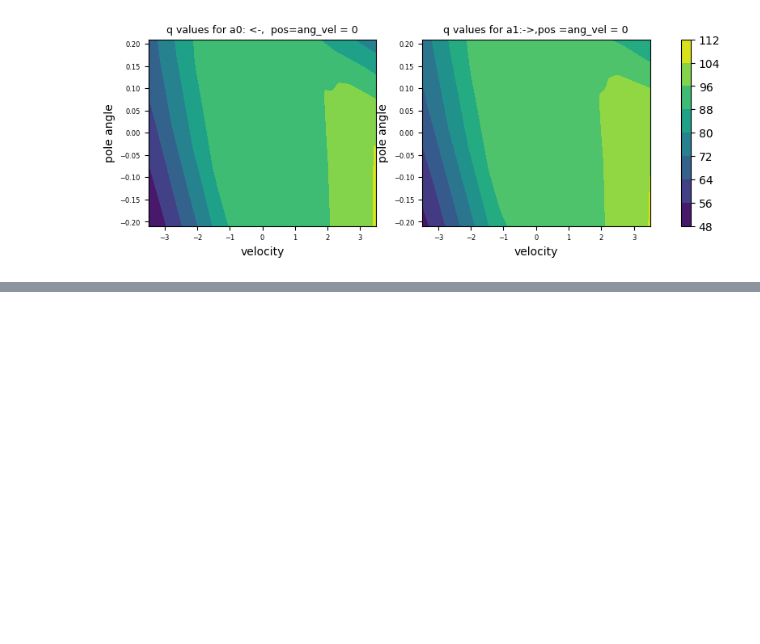
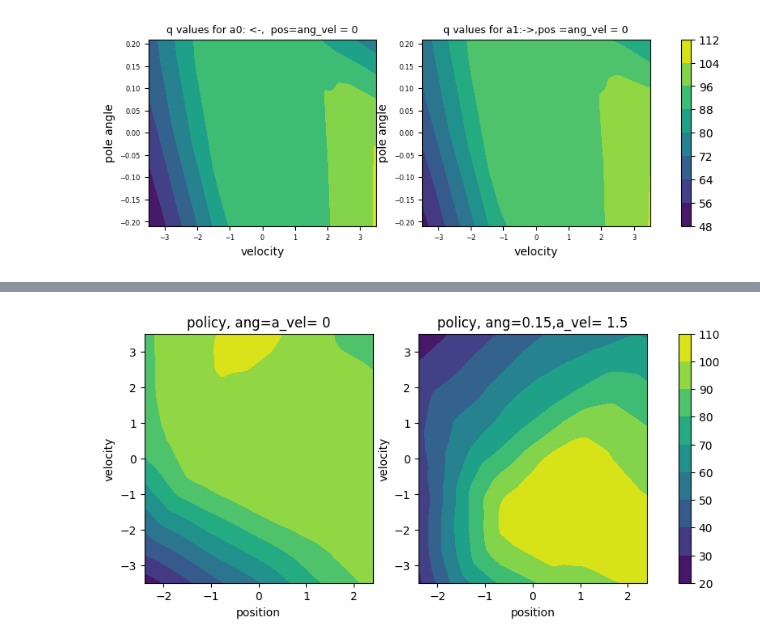
Before and after one commit to vakabs/kex-notebooks, a Jupyter notebook: heatmap_022524.ipynb, the cells around one changed output, grey strips where cells are left out. Cells and saved outputs as stored; diff of their text form; code cells hidden in the pictures; blank space fills up the shorter version.

```diff
--- a/heatmap_022524.ipynb
+++ b/heatmap_022524.ipynb
@@ -913,0 +914,26 @@ cbar = plt.colorbar(plot_ax1, ax = ax)
+# %%
+def policy(dqn_agent,data_len, xstate, ystate, const_state_dic):
+    # move to the right
+    span = {'pos': 2.4, 'vel': 3.5, 'ang': 0.2095, 'a_vel': 3.4}
+    state_dic = {'pos': 0, 'vel': 0, 'ang':0 , 'a_vel': 0}
+    for key in const_state_dic.keys():
+        state_dic[key] = const_state_dic[key]
+    policy=np.zeros((data_len,data_len))
+    x_range = span[xstate]
+    y_range = span[ystate]
+    x = np.linspace(-x_range,x_range, data_len)
+    y = np.linspace(-y_range, y_range, data_len)
+    for i in range(data_len):
+        for j in range(data_len):
+            state_dic[xstate] = x[i]
+            state_dic[ystate] = y[j]
+            pos, vel, ang, a_vel = [state_dic[key] for key in state_dic.keys()]
+            state = np.array([pos, vel, ang, a_vel])
+            state = torch.tensor((state), requires_grad = False)
+            state = state.to(dqn_agent.nn.adv.weight.dtype)
+            Q_tensor = dqn_agent.nn(state)
+            q_array = Q_tensor.detach().numpy()
+            policy[j][i] = max(q_array)
+
+
+    return x, y,policy
@@ -913,0 +962,21 @@ cbar = plt.colorbar(plot_ax1, ax = ax)
+# %%
+const_state_dic1= {'ang':0,'a_vel':0 }
+x,y , policy1 = policy(dqn_agent, 100, 'pos', 'vel', const_state_dic1)
+const_state_dic2= {'ang': 0.15,'a_vel':1.5 }
+x,y,policy2 = policy(dqn_agent, 100, 'pos', 'vel', const_state_dic2)
+
+fig1,ax = plt.subplots(1,2, figsize=(10,4))
+(ax1, ax2) = ax
+
+plot_ax1 = ax1.contourf(x,y,policy1)
+ax1.set_xlabel('position')
+ax1.set_ylabel( 'velocity')
+ax1.set_title('policy, ang=a_vel= 0')
+plot_ax2 = ax2.contourf(x,y,policy2)
+ax2.set_xlabel('position')
+ax2.set_ylabel( 'velocity')
+ax2.set_title('policy, ang=0.15,a_vel= 1.5')
+
+cbar = plt.colorbar(plot_ax1, ax = ax)
+# %% [output]
+[figure, added]
```
Also changed, not shown: parts of 12 cells of this notebook.
